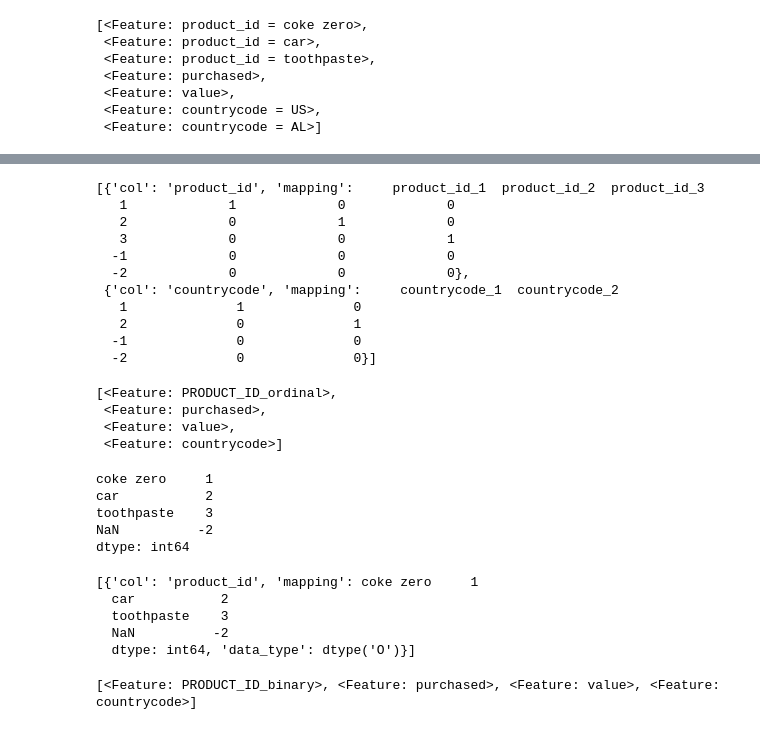
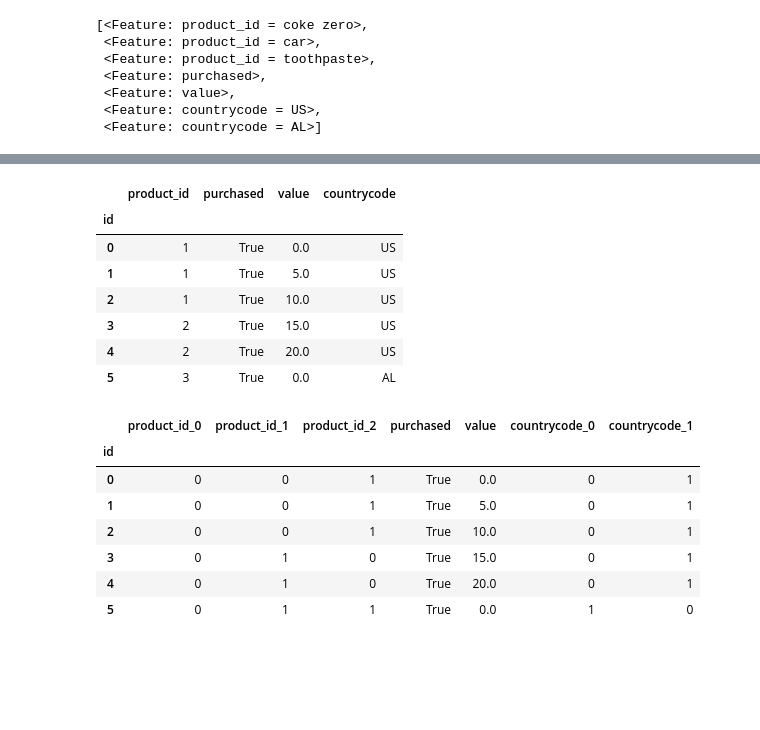
Before and after one commit to alteryx/categorical_encoding, a Jupyter notebook: categorical_encoding/encoder.ipynb, the cells around one changed output, grey strips where cells are left out. Cells and saved outputs as stored; diff of their text form; code cells hidden in the pictures; blank space fills up the shorter version.

```diff
--- a/categorical_encoding/encoder.ipynb
+++ b/categorical_encoding/encoder.ipynb
@@ -81,45 +70,26 @@ enc.method.feature_names
-# %%
-enc.method.mapping
-# %% [output]
-[{'col': 'product_id', 'mapping':     product_id_1  product_id_2  product_id_3
-   1             1             0             0
-   2             0             1             0
-   3             0             0             1
-  -1             0             0             0
-  -2             0             0             0},
- {'col': 'countrycode', 'mapping':     countrycode_1  countrycode_2
-   1              1              0
-   2              0              1
-  -1              0              0
-  -2              0              0}]
 # %%
-enc = Encoder(method='ordinal', to_encode=['product_id'])
-fm_enc = enc.fit_transform(feature_matrix, features)
+enc2 = Encoder(method='ordinal', to_encode=['product_id'])
+fm_enc2 = enc2.fit_transform(feature_matrix, features)
+fm_enc2
+# %% [output]
+|  | product_id | purchased | value | countrycode |
+| id |  |  |  |  |
+| 0 | 1 | True | 0.0 | US |
+| 1 | 1 | True | 5.0 | US |
+| 2 | 1 | True | 10.0 | US |
+| 3 | 2 | True | 15.0 | US |
+| 4 | 2 | True | 20.0 | US |
+| 5 | 3 | True | 0.0 | AL |
-# %%
-enc.get_features()
-# %% [output]
-[<Feature: PRODUCT_ID_ordinal>,
- <Feature: purchased>,
- <Feature: value>,
- <Feature: countrycode>]
-# %%
-enc.method.mapping[0]['mapping']
-# %% [output]
-coke zero     1
-car           2
-toothpaste    3
-NaN          -2
-dtype: int64
-# %%
-enc.method.mapping
-# %% [output]
-[{'col': 'product_id', 'mapping': coke zero     1
-  car           2
-  toothpaste    3
-  NaN          -2
-  dtype: int64, 'data_type': dtype('O')}]
 # %%
-enc3 = Encoder(method='binary', to_encode=['product_id'])
+enc3 = Encoder(method='binary')
 fm_enc3 = enc3.fit_transform(feature_matrix, features)
+fm_enc3
 # %% [output]
-[<Feature: PRODUCT_ID_binary>, <Feature: purchased>, <Feature: value>, <Feature: countrycode>]
+|  | product_id_0 | product_id_1 | product_id_2 | purchased | value | countrycode_0 | countrycode_1 |
+| id |  |  |  |  |  |  |  |
+| 0 | 0 | 0 | 1 | True | 0.0 | 0 | 1 |
+| 1 | 0 | 0 | 1 | True | 5.0 | 0 | 1 |
+| 2 | 0 | 0 | 1 | True | 10.0 | 0 | 1 |
+| 3 | 0 | 1 | 0 | True | 15.0 | 0 | 1 |
+| 4 | 0 | 1 | 0 | True | 20.0 | 0 | 1 |
+| 5 | 0 | 1 | 1 | True | 0.0 | 1 | 0 |
```
Also changed, not shown: parts of 11 cells of this notebook, 7 other files.
